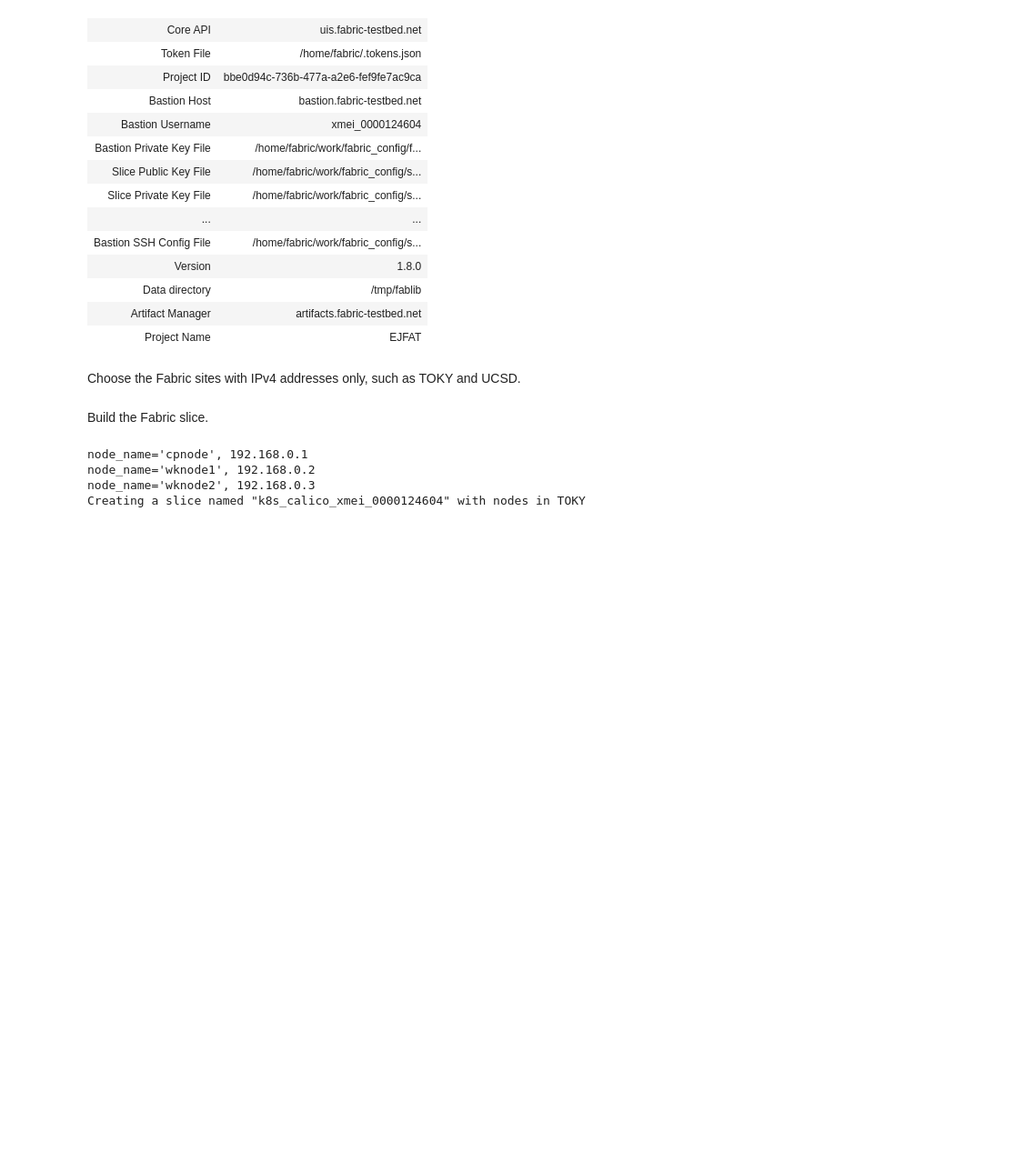
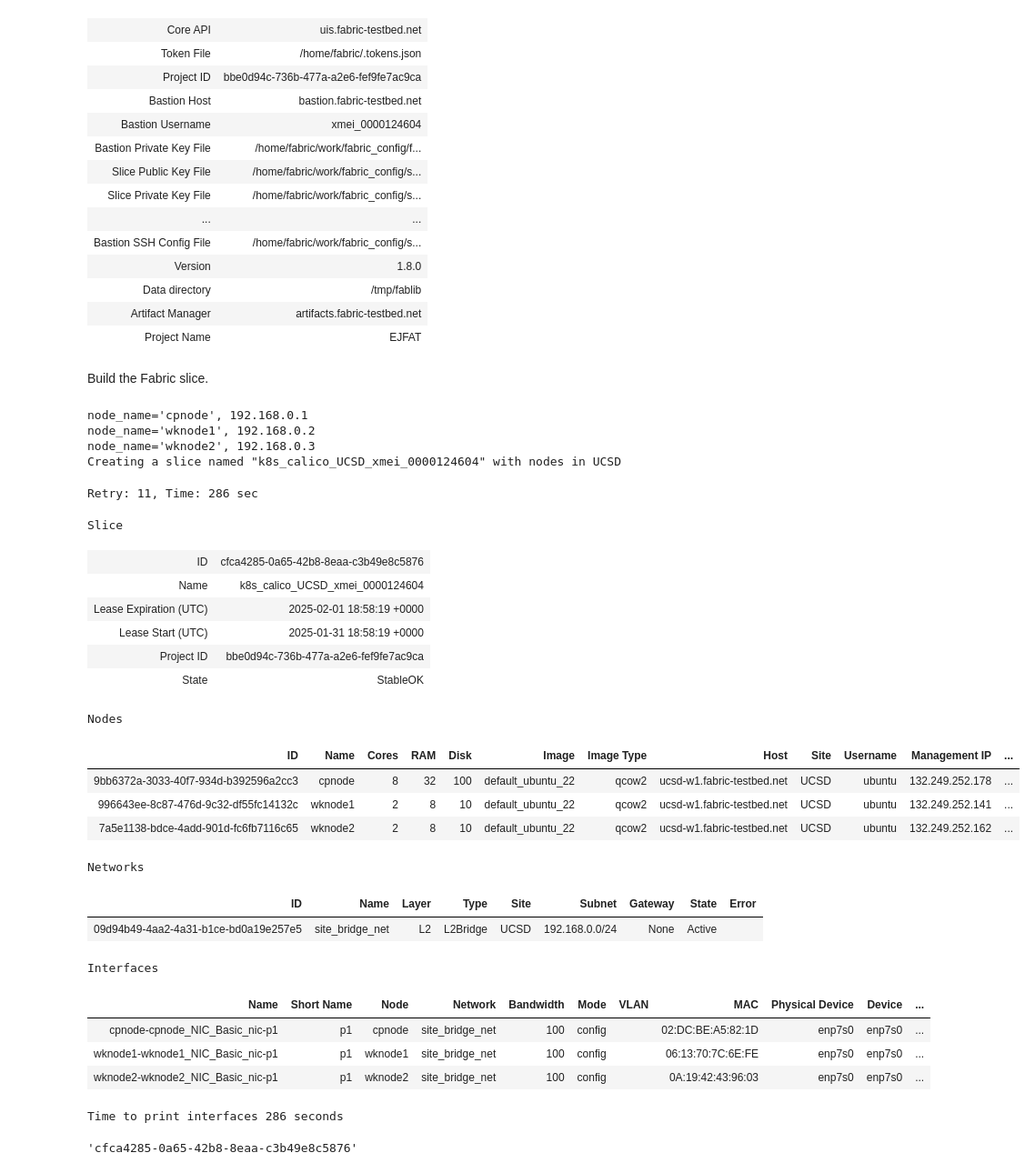
Before and after one commit to cissieAB/DPU_K8s, a Jupyter notebook: FabricPortal_tests/k8s_calico_multi.ipynb, the cells around one changed output. Shown: that part at 91% size. Drawn from its saved outputs; the diff is of its cells as text; code cells hidden in the pictures; blank space fills up the shorter version.

Commit message:
More updates to Fabric output

```diff
--- a/FabricPortal_tests/k8s_calico_multi.ipynb
+++ b/FabricPortal_tests/k8s_calico_multi.ipynb
@@ -90,17 +90,14 @@ FABlib Config
 | Data directory | /tmp/fablib |
 | Artifact Manager | artifacts.fabric-testbed.net |
 | Project Name | EJFAT |
-# %% [markdown]
-
-Choose the Fabric sites with IPv4 addresses only, such as TOKY and UCSD.
 # %%
-FABRIC_SITE_OVERRIDE = "TOKY"   # or UCSD, the sites with IPv4 addresses only
+FABRIC_SITE_OVERRIDE = "UCSD"
 FABRIC_SLICENAME_PREFIX = 'k8s_calico_'
 FABRIC_OS_STR = 'default_ubuntu_22'
 
 # Define the Fabric slice name with user_id as the suffix
 user_info = fablib.get_user_info()
-slice_name = FABRIC_SLICENAME_PREFIX + user_info['bastion_login']
+slice_name = FABRIC_SLICENAME_PREFIX + FABRIC_SITE_OVERRIDE + "_" + user_info['bastion_login']
 
 # Write selected site into node attributes
 for n in node_config:
@@ -116,8 +113,8 @@ net1 = slice.add_l2network(name=FABRIC_L2NET_STR, subnet=IPv4Network(FABRIC_SUBN
 # %%
 # Create nodes using subnet address assignment
 skip_keys = ['ip']
+
 nodes = dict()
-
 for node_name, node_attr in node_config.items():
     print(f"{node_name=}, {node_attr['ip']}")
     nodes[node_name] = slice.add_node(
@@ -137,4 +134,30 @@ print(f'Creating a slice named "{slice_name}" with nodes in {FABRIC_SITE_OVERRID
 node_name='cpnode', 192.168.0.1
 node_name='wknode1', 192.168.0.2
 node_name='wknode2', 192.168.0.3
-Creating a slice named "k8s_calico_xmei_0000124604" with nodes in TOKY
+Creating a slice named "k8s_calico_UCSD_xmei_0000124604" with nodes in UCSD
+# %%
+slice.submit()
+# %% [output]
+Retry: 11, Time: 286 sec
+Slice
+| ID | cfca4285-0a65-42b8-8eaa-c3b49e8c5876 |
+| Name | k8s_calico_UCSD_xmei_0000124604 |
+| Lease Expiration (UTC) | 2025-02-01 18:58:19 +0000 |
+| Lease Start (UTC) | 2025-01-31 18:58:19 +0000 |
+| Project ID | bbe0d94c-736b-477a-a2e6-fef9fe7ac9ca |
+| State | StableOK |
+Nodes
+| ID | Name | Cores | RAM | Disk | Image | Image Type | Host | Site | Username | Management IP | ... |
+| 9bb6372a-3033-40f7-934d-b392596a2cc3 | cpnode | 8 | 32 | 100 | default_ubuntu_22 | qcow2 | ucsd-w1.fabric-testbed.net | UCSD | ubuntu | 132.249.252.178 | ... |
+| 996643ee-8c87-476d-9c32-df55fc14132c | wknode1 | 2 | 8 | 10 | default_ubuntu_22 | qcow2 | ucsd-w1.fabric-testbed.net | UCSD | ubuntu | 132.249.252.141 | ... |
+| 7a5e1138-bdce-4add-901d-fc6fb7116c65 | wknode2 | 2 | 8 | 10 | default_ubuntu_22 | qcow2 | ucsd-w1.fabric-testbed.net | UCSD | ubuntu | 132.249.252.162 | ... |
+Networks
+| ID | Name | Layer | Type | Site | Subnet | Gateway | State | Error |
+| 09d94b49-4aa2-4a31-b1ce-bd0a19e257e5 | site_bridge_net | L2 | L2Bridge | UCSD | 192.168.0.0/24 | None | Active |  |
+Interfaces
+| Name | Short Name | Node | Network | Bandwidth | Mode | VLAN | MAC | Physical Device | Device | ... |
+| cpnode-cpnode_NIC_Basic_nic-p1 | p1 | cpnode | site_bridge_net | 100 | config |  | 02:DC:BE:A5:82:1D | enp7s0 | enp7s0 | ... |
+| wknode1-wknode1_NIC_Basic_nic-p1 | p1 | wknode1 | site_bridge_net | 100 | config |  | 06:13:70:7C:6E:FE | enp7s0 | enp7s0 | ... |
+| wknode2-wknode2_NIC_Basic_nic-p1 | p1 | wknode2 | site_bridge_net | 100 | config |  | 0A:19:42:43:96:03 | enp7s0 | enp7s0 | ... |
+Time to print interfaces 286 seconds
+'cfca4285-0a65-42b8-8eaa-c3b49e8c5876'
```
Also changed, not shown: parts of 3 cells of this notebook.
